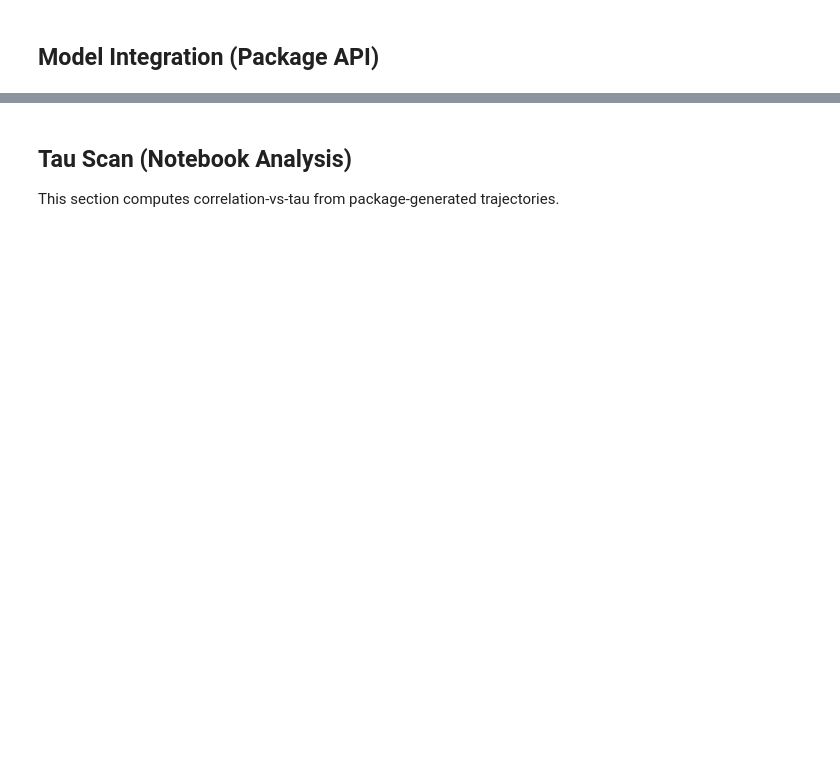
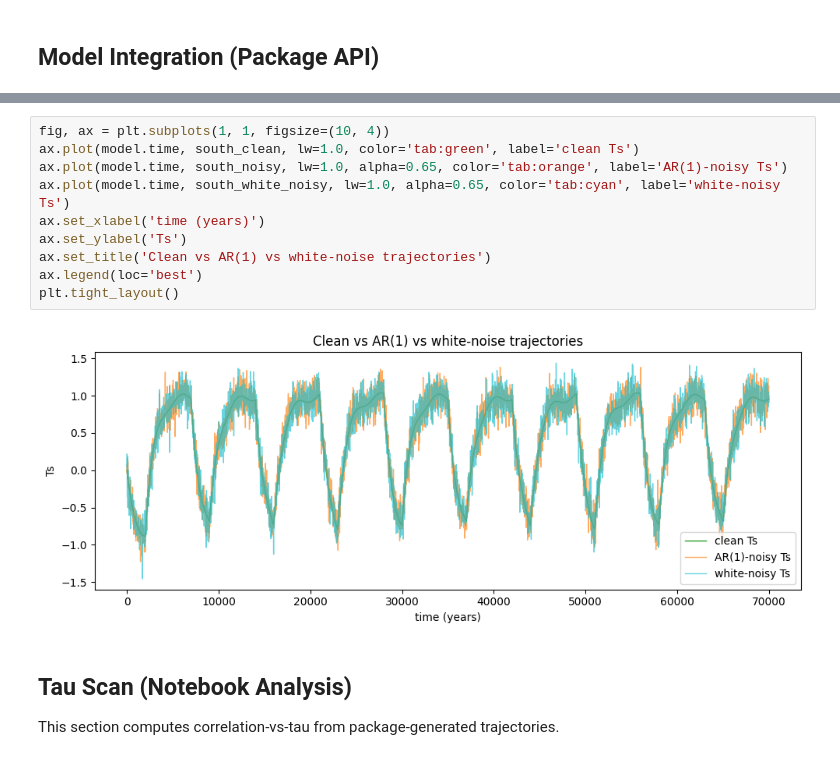
Before and after one commit to LinkedEarth/PaleoBeasts, a Jupyter notebook: notebooks/stocker2003_bipolar_seesaw_demo.ipynb, the cells around one changed output, grey strips where cells are left out. Drawn from its saved outputs; the diff is of its cells as text; blank space fills up the shorter version.

```diff
--- a/notebooks/stocker2003_bipolar_seesaw_demo.ipynb
+++ b/notebooks/stocker2003_bipolar_seesaw_demo.ipynb
@@ -172,3 +226,15 @@ remove_noise restored clean trajectory: True
+# %%
+fig, ax = plt.subplots(1, 1, figsize=(10, 4))
+ax.plot(model.time, south_clean, lw=1.0, color='tab:green', label='clean Ts')
+ax.plot(model.time, south_noisy, lw=1.0, alpha=0.65, color='tab:orange', label='AR(1)-noisy Ts')
+ax.plot(model.time, south_white_noisy, lw=1.0, alpha=0.65, color='tab:cyan', label='white-noisy Ts')
+ax.set_xlabel('time (years)')
+ax.set_ylabel('Ts')
+ax.set_title('Clean vs AR(1) vs white-noise trajectories')
+ax.legend(loc='best')
+plt.tight_layout()
+# %% [output]
+[figure, added]
 # %% [markdown]
 ## Tau Scan (Notebook Analysis)
 
```
Also changed, not shown: parts of 12 cells of this notebook.
